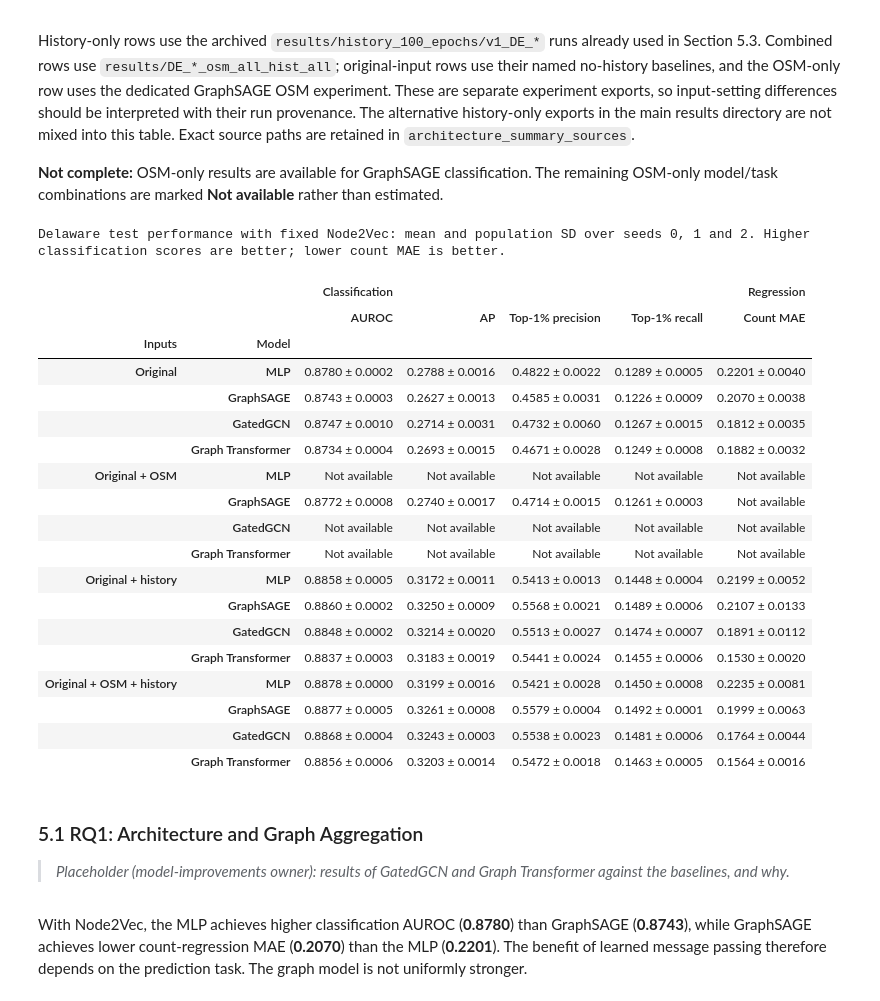
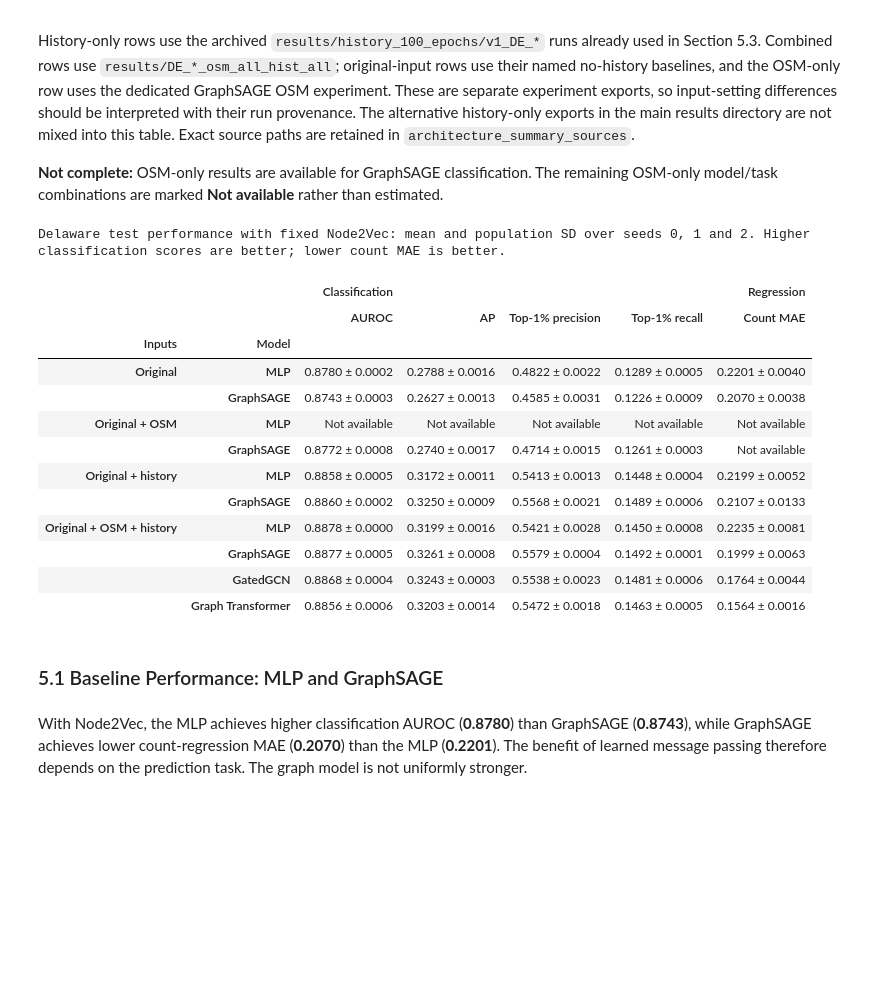
Before and after one commit to aaronteork/CS5284_GML, a Jupyter notebook: Final_Report.ipynb, the cells around one changed output. Saved outputs shown, nothing was run; the diff lists cells and outputs as text; code cells hidden in the pictures; blank space fills up the shorter version.

```diff
--- a/Final_Report.ipynb
+++ b/Final_Report.ipynb
@@ -648,6 +662,8 @@ summary_settings = ("Original", "Original + OSM", "Original + history", "Origina
 summary_rows, summary_sources = [], []
 for setting in summary_settings:
     for label, model, baseline_template in summary_models:
+        if setting != "Original + OSM + history" and model not in ("mlp", "graphsage"):
+            continue
         row = {"Inputs": setting, "Model": label}
         for task in ("classification", "regression"):
             if setting == "Original":
@@ -686,51 +702,43 @@ for setting in summary_settings:
                 # Match the report's population-SD convention using saved per-seed scores.
                 values = np.array([run["test"]["all"][key] for run in runs], dtype=float)
                 assert np.isfinite(values).all(), (path, key)
                 row[column] = f"{values.mean():.4f} \u00b1 {values.std(ddof=0):.4f}"
             summary_sources.append({"Inputs": setting, "Model": label, "Task": task, "Source": str(path.relative_to(PROJECT_DIR))})
         summary_rows.append(row)
 
 architecture_summary = pd.DataFrame(summary_rows).set_index(["Inputs", "Model"])
 architecture_summary.columns = pd.MultiIndex.from_tuples([
     ("Classification", "AUROC"),
     ("Classification", "AP"),
     ("Classification", "Top-1% precision"),
     ("Classification", "Top-1% recall"),
     ("Regression", "Count MAE"),
 ])
 architecture_summary_sources = pd.DataFrame(summary_sources)
 display(architecture_summary.style.set_caption(
     "Delaware test performance with fixed Node2Vec: mean and population SD over seeds 0, 1 and 2. "
     "Higher classification scores are better; lower count MAE is better."
 ).set_table_styles([
     {"selector": "th", "props": [("text-align", "left")]},
     {"selector": "td", "props": [("white-space", "nowrap")]},
 ]))
 # %% [output]
 Delaware test performance with fixed Node2Vec: mean and population SD over seeds 0, 1 and 2. Higher classification scores are better; lower count MAE is better.
 |  |  | Classification |  |  |  | Regression |
 |  |  | AUROC | AP | Top-1% precision | Top-1% recall | Count MAE |
 | Inputs | Model |  |  |  |  |  |
 | Original | MLP | 0.8780 ± 0.0002 | 0.2788 ± 0.0016 | 0.4822 ± 0.0022 | 0.1289 ± 0.0005 | 0.2201 ± 0.0040 |
 |  | GraphSAGE | 0.8743 ± 0.0003 | 0.2627 ± 0.0013 | 0.4585 ± 0.0031 | 0.1226 ± 0.0009 | 0.2070 ± 0.0038 |
-|  | GatedGCN | 0.8747 ± 0.0010 | 0.2714 ± 0.0031 | 0.4732 ± 0.0060 | 0.1267 ± 0.0015 | 0.1812 ± 0.0035 |
-|  | Graph Transformer | 0.8734 ± 0.0004 | 0.2693 ± 0.0015 | 0.4671 ± 0.0028 | 0.1249 ± 0.0008 | 0.1882 ± 0.0032 |
 | Original + OSM | MLP | Not available | Not available | Not available | Not available | Not available |
 |  | GraphSAGE | 0.8772 ± 0.0008 | 0.2740 ± 0.0017 | 0.4714 ± 0.0015 | 0.1261 ± 0.0003 | Not available |
-|  | GatedGCN | Not available | Not available | Not available | Not available | Not available |
-|  | Graph Transformer | Not available | Not available | Not available | Not available | Not available |
 | Original + history | MLP | 0.8858 ± 0.0005 | 0.3172 ± 0.0011 | 0.5413 ± 0.0013 | 0.1448 ± 0.0004 | 0.2199 ± 0.0052 |
 |  | GraphSAGE | 0.8860 ± 0.0002 | 0.3250 ± 0.0009 | 0.5568 ± 0.0021 | 0.1489 ± 0.0006 | 0.2107 ± 0.0133 |
-|  | GatedGCN | 0.8848 ± 0.0002 | 0.3214 ± 0.0020 | 0.5513 ± 0.0027 | 0.1474 ± 0.0007 | 0.1891 ± 0.0112 |
-|  | Graph Transformer | 0.8837 ± 0.0003 | 0.3183 ± 0.0019 | 0.5441 ± 0.0024 | 0.1455 ± 0.0006 | 0.1530 ± 0.0020 |
 | Original + OSM + history | MLP | 0.8878 ± 0.0000 | 0.3199 ± 0.0016 | 0.5421 ± 0.0028 | 0.1450 ± 0.0008 | 0.2235 ± 0.0081 |
 |  | GraphSAGE | 0.8877 ± 0.0005 | 0.3261 ± 0.0008 | 0.5579 ± 0.0004 | 0.1492 ± 0.0001 | 0.1999 ± 0.0063 |
 |  | GatedGCN | 0.8868 ± 0.0004 | 0.3243 ± 0.0003 | 0.5538 ± 0.0023 | 0.1481 ± 0.0006 | 0.1764 ± 0.0044 |
 |  | Graph Transformer | 0.8856 ± 0.0006 | 0.3203 ± 0.0014 | 0.5472 ± 0.0018 | 0.1463 ± 0.0005 | 0.1564 ± 0.0016 |
 # %% [markdown]
-### 5.1 RQ1: Architecture and Graph Aggregation
-
-> *Placeholder (model-improvements owner): results of GatedGCN and Graph Transformer against the baselines, and why.*
+### 5.1 Baseline Performance: MLP and GraphSAGE
 # %%
 from src.reporting import plot_training_history
 
```
Also changed, not shown: parts of 29 cells of this notebook.
